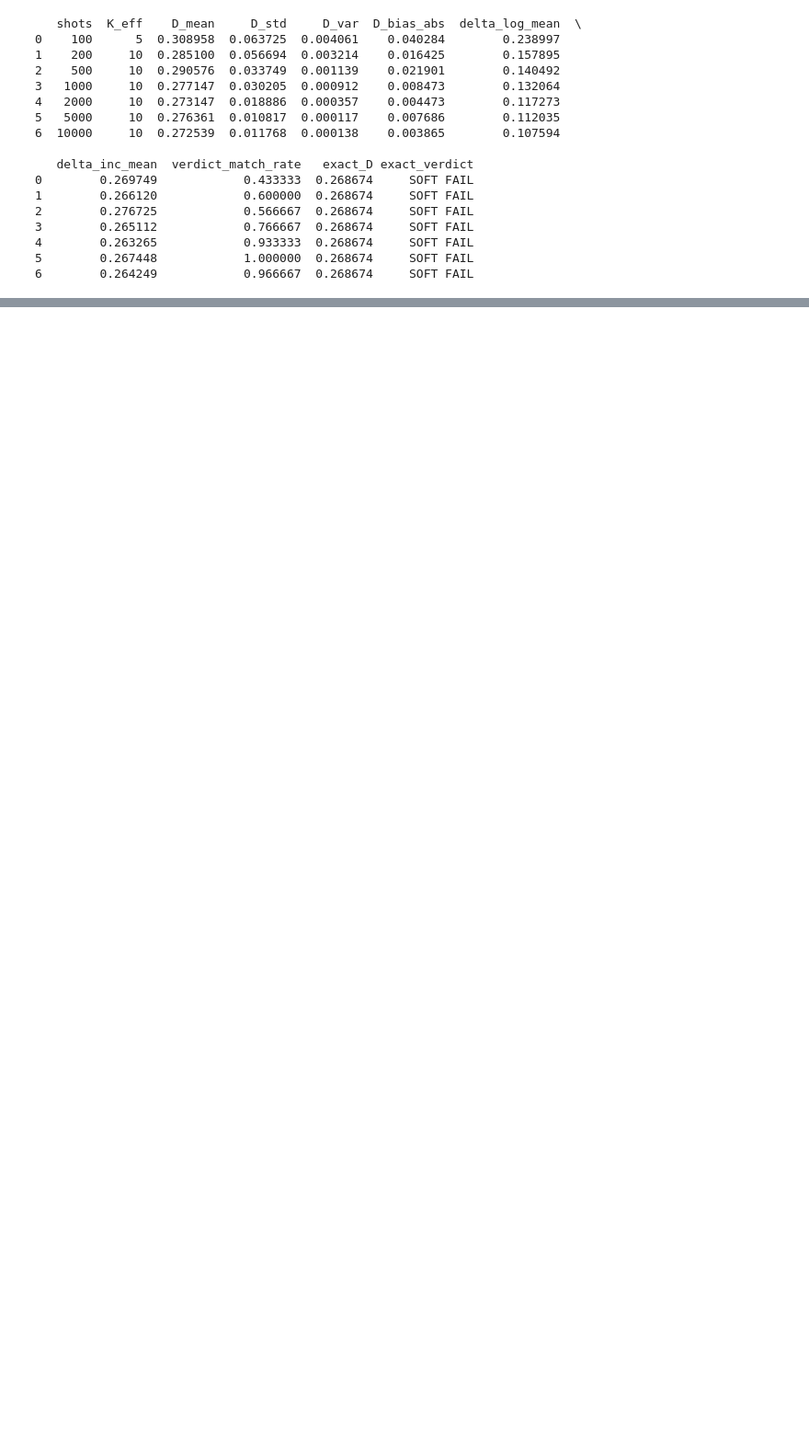
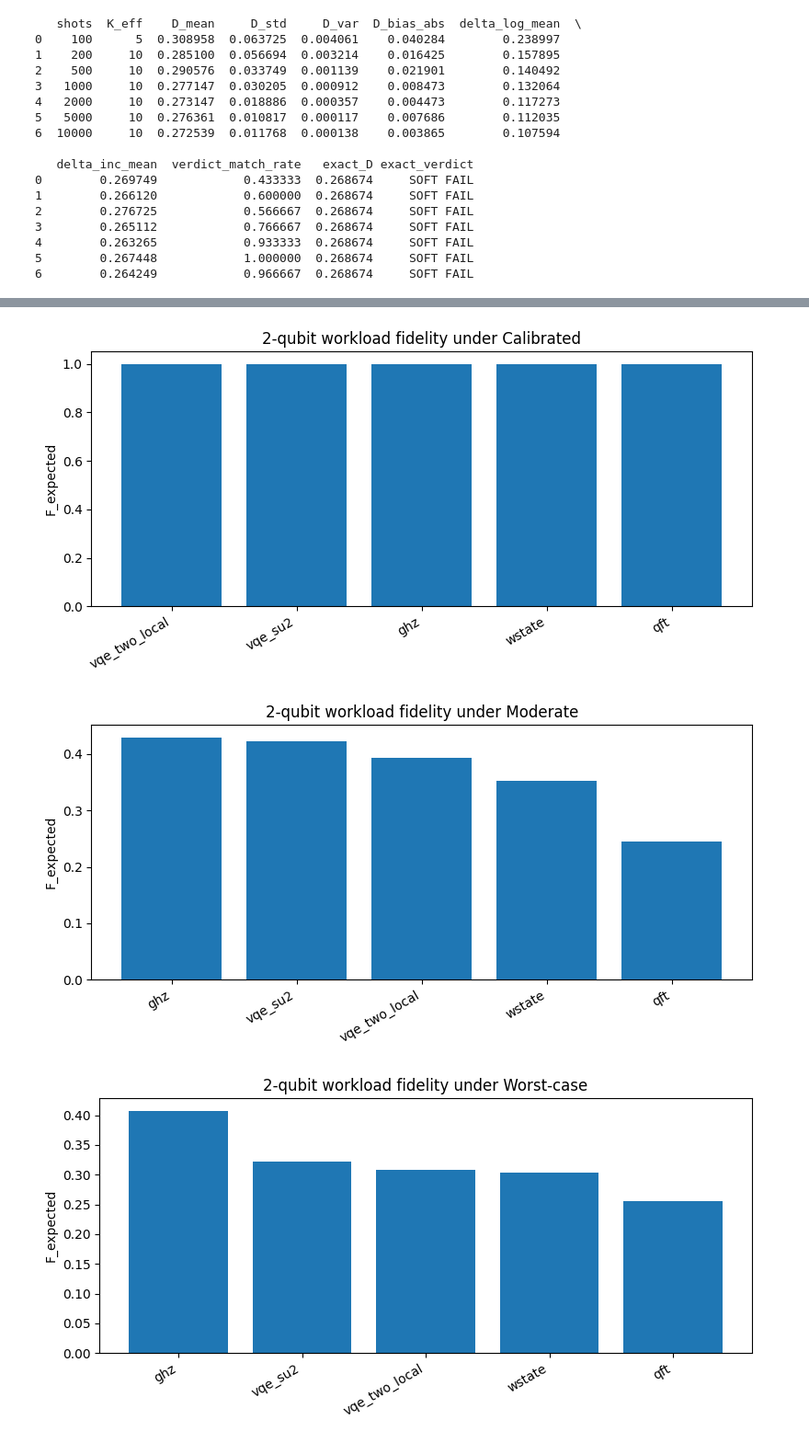
Before and after one commit to syedshubha/PulseSCQ, a Jupyter notebook: QuantumVerification.ipynb, the cells around one changed output, grey strips where cells are left out. Shown at 92% size. Saved outputs shown, nothing was run; the diff lists cells and outputs as text; code cells hidden in the pictures; blank space fills up the shorter version.

```diff
--- a/QuantumVerification.ipynb
+++ b/QuantumVerification.ipynb
@@ -1672,0 +2319,19 @@ meas: 5/════════════════════════
+# %%
+def build_workload_summary_table(results_df):
+    keep_cols = [
+        "Workload", "Regime",
+        "depth_decomp", "size_decomp", "n_cx", "n_1q",
+        "F_expected", "F_worst", "F_best", "F_spread",
+        "runtime_sec"
+    ]
+    summary = results_df[keep_cols].copy()
+
+    summary = summary.sort_values(
+        by=["Regime", "F_expected", "F_worst"],
+        ascending=[True, False, False]
+    ).reset_index(drop=True)
+
+    return summary
+
+summary_2q = build_workload_summary_table(results_2q_all)
+print(summary_2q)
@@ -1672,0 +2493,19 @@ meas: 5/════════════════════════
+# %%
+def plot_expected_fidelity_by_regime(summary_df):
+    for regime in ["Calibrated", "Moderate", "Worst-case"]:
+        sub = summary_df[summary_df["Regime"] == regime].copy()
+        sub = sub.sort_values("F_expected", ascending=False)
+
+        plt.figure(figsize=(8, 4))
+        plt.bar(sub["Workload"], sub["F_expected"])
+        plt.xticks(rotation=30, ha="right")
+        plt.ylabel("F_expected")
+        plt.title(f"2-qubit workload fidelity under {regime}")
+        plt.tight_layout()
+        plt.show()
+
+plot_expected_fidelity_by_regime(summary_2q)
+# %% [output]
+[figure, added]
+[figure, added]
+[figure, added]
```
Also changed, not shown: parts of 15 cells of this notebook.
